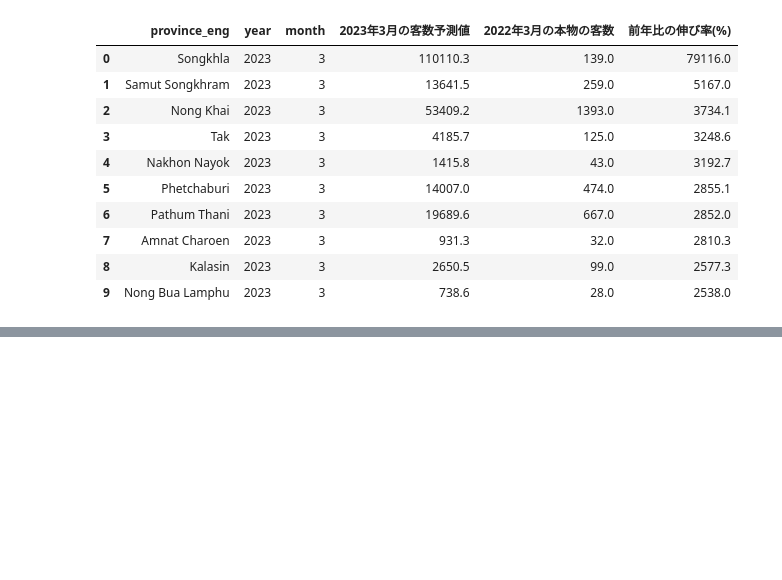
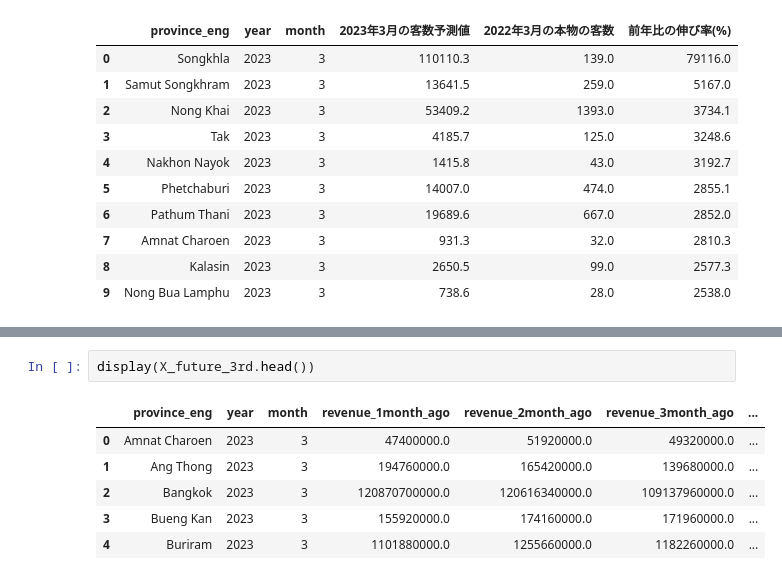
Before and after one commit to kaoru1018/Thai_tourism_analysis-2019-2023, a Jupyter notebook: Thai_tourism_analysis.ipynb, the cells around one changed output, grey strips where cells are left out. Drawn from its saved outputs; the diff is of its cells as text; blank space fills up the shorter version.

```diff
--- a/Thai_tourism_analysis.ipynb
+++ b/Thai_tourism_analysis.ipynb
@@ -884,0 +1138,9 @@ display(df_marketing.head(10))
+# %%
+display(X_future_3rd.head())
+# %% [output]
+|  | province_eng | year | month | revenue_1month_ago | revenue_2month_ago | revenue_3month_ago | ... |
+| 0 | Amnat Charoen | 2023 | 3 | 47400000.0 | 51920000.0 | 49320000.0 | ... |
+| 1 | Ang Thong | 2023 | 3 | 194760000.0 | 165420000.0 | 139680000.0 | ... |
+| 2 | Bangkok | 2023 | 3 | 120870700000.0 | 120616340000.0 | 109137960000.0 | ... |
+| 3 | Bueng Kan | 2023 | 3 | 155920000.0 | 174160000.0 | 171960000.0 | ... |
+| 4 | Buriram | 2023 | 3 | 1101880000.0 | 1255660000.0 | 1182260000.0 | ... |
```
Also changed, not shown: parts of 5 cells of this notebook.
